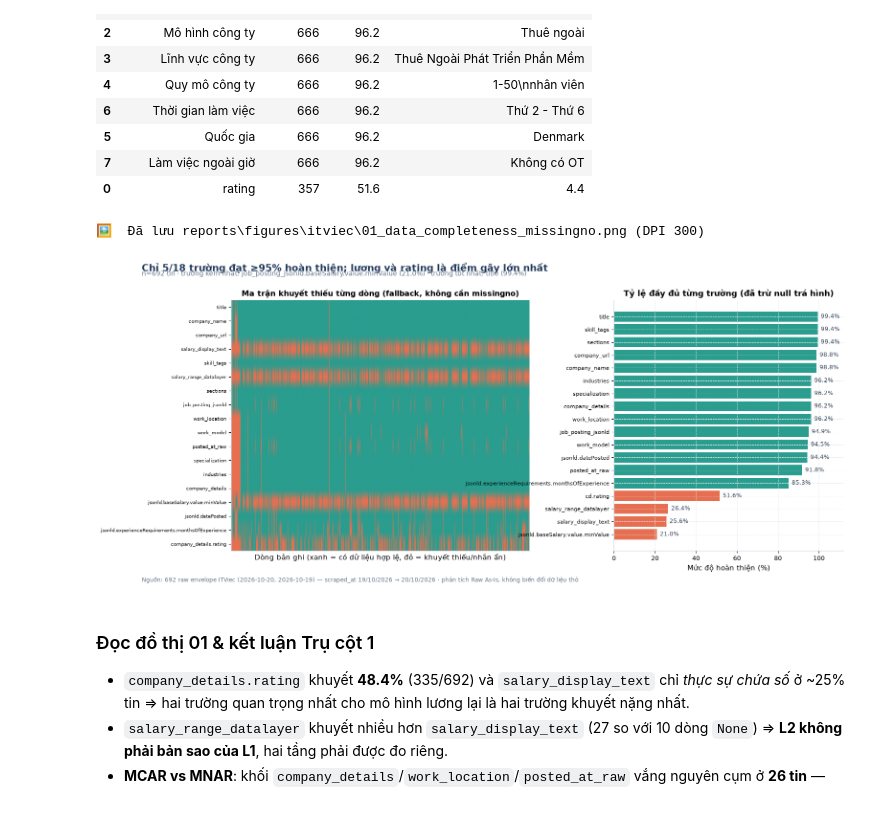
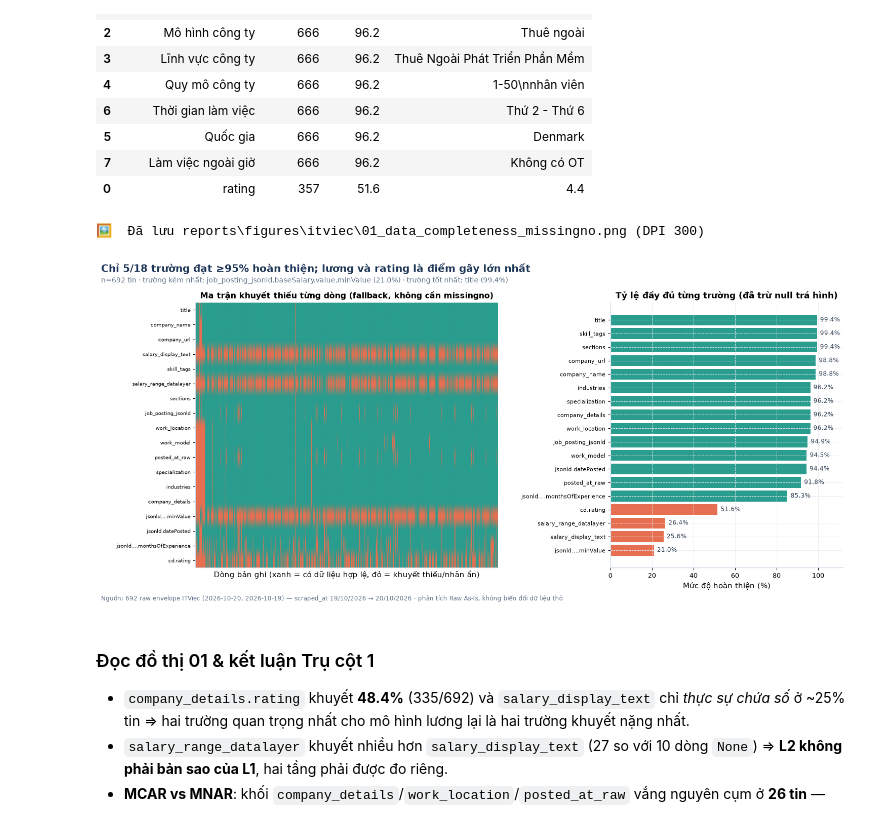
Before and after one commit to Archduker/VN-IT-Job-Mining, a Jupyter notebook: reports/itviec_eda.ipynb, the cells around one changed output. Saved outputs shown, nothing was run; the diff lists cells and outputs as text; code cells hidden in the pictures.

Commit message:
fix(eda): 30 bieu do het de chu, sua ma tran itviec h15, them cell tu kiem bo cuc do bang may; go 16 png cua ban EDA cu

```diff
--- a/reports/itviec_eda.ipynb
+++ b/reports/itviec_eda.ipynb
@@ -651,38 +900,51 @@ try:
     HAS_MSNO = True
 except ImportError:
     HAS_MSNO = False
 
+def _short_lbl(c, limit=30):
+    """Thu gọn tên trường để làm nhãn trục: viết tắt khối lồng, vẫn dài thì cắt giữa và giữ lại phần lá.
+
+    Nhãn 47 ký tự tràn ra biên trái PNG và lấn sang panel kề bên (đo bằng máy ở cell tự kiểm cuối
+    notebook). Dạng rút gọn GIỮ NGUYÊN lá sau dấu '.' cuối cùng, nên cell kiểm bao phủ trường vẫn nhận
+    ra trường đó đã lên hình thay vì vì chữ bị cắt mà báo 'chưa trực quan hóa'.
+    """
+    c = c.replace("job_posting_jsonld.", "jsonld.").replace("company_details.", "cd.")
+    if len(c) <= limit:
+        return c
+    head, leaf = c.rsplit(".", 1)
+    return f"{head.split('.')[0]}.…{leaf}"
+
+
 fig = plt.figure(figsize=(16.5, 6.8))
-gs = gridspec.GridSpec(1, 2, width_ratios=[1.3, 1], wspace=0.32)
+gs = gridspec.GridSpec(1, 2, width_ratios=[1.3, 1], wspace=0.42)
 ax_m = fig.add_subplot(gs[0])
 if HAS_MSNO:
     msno.matrix((1 - mask).astype(float), ax=ax_m, sparkline=False, color=(0.11, 0.21, 0.34))
     ax_m.set_title("Ma trận khuyết thiếu (missingno)", fontsize=11.5, fontweight="bold")
 else:
     im = ax_m.imshow((1 - mask).values.T, aspect="auto", cmap=ListedColormap([C_WARN, C_OK]), vmin=0, vmax=1)
     ax_m.set_yticks(range(len(ANALYSIS_COLS)))
-    ax_m.set_yticklabels([c.replace("job_posting_jsonld.", "jsonld.") for c in ANALYSIS_COLS], fontsize=7.5)
+    ax_m.set_yticklabels([_short_lbl(c) for c in ANALYSIS_COLS], fontsize=7.5)
     ax_m.set_xticks([]), ax_m.grid(False)
     ax_m.set_xlabel("Dòng bản ghi (xanh = có dữ liệu hợp lệ, đỏ = khuyết thiếu/nhãn ẩn)")
     ax_m.set_title("Ma trận khuyết thiếu từng dòng (fallback, không cần missingno)", fontsize=11.5, fontweight="bold")
 
 ax_b = fig.add_subplot(gs[1])
 bars = ax_b.barh(range(len(comp_pct)), comp_pct.values,
                  color=[C_WARN if v < 70 else C_OK for v in comp_pct.values])
 ax_b.set_yticks(range(len(comp_pct)))
-ax_b.set_yticklabels([c.replace("job_posting_jsonld.", "jsonld.").replace("company_details.", "cd.")
-                      for c in comp_pct.index], fontsize=8)
+ax_b.set_yticklabels([_short_lbl(c) for c in comp_pct.index], fontsize=8)
 ax_b.set_xlim(0, 112), ax_b.set_xlabel("Mức độ hoàn thiện (%)")
 for i, v in enumerate(comp_pct.values):
     ax_b.text(v + 1.5, i, f"{v:.1f}%", va="center", fontsize=8.5, color="#334155")
 ax_b.set_title("Tỷ lệ đầy đủ từng trường (đã trừ null trá hình)")
 finalize(fig, "Chỉ 5/18 trường đạt ≥95% hoàn thiện; lương và rating là điểm gãy lớn nhất",
          f"n={len(df)} tin · trường kém nhất: {comp_pct.index[0]} ({comp_pct.iloc[0]:.1f}%) · "
          f"trường tốt nhất: {comp_pct.index[-1]} ({comp_pct.iloc[-1]:.1f}%)",
          "01_data_completeness_missingno.png")
 # %% [output]
 🖼️  Đã lưu reports\figures\itviec\01_data_completeness_missingno.png (DPI 300)
-[figure, old version]
+[figure, new version]
 # %% [markdown]
 ### Đọc đồ thị 01 & kết luận Trụ cột 1
 - `company_details.rating` khuyết **48.4%** (335/692) và `salary_display_text` chỉ *thực sự chứa số* ở
```
Also changed, not shown: parts of 18 cells of this notebook, 47 other files.
